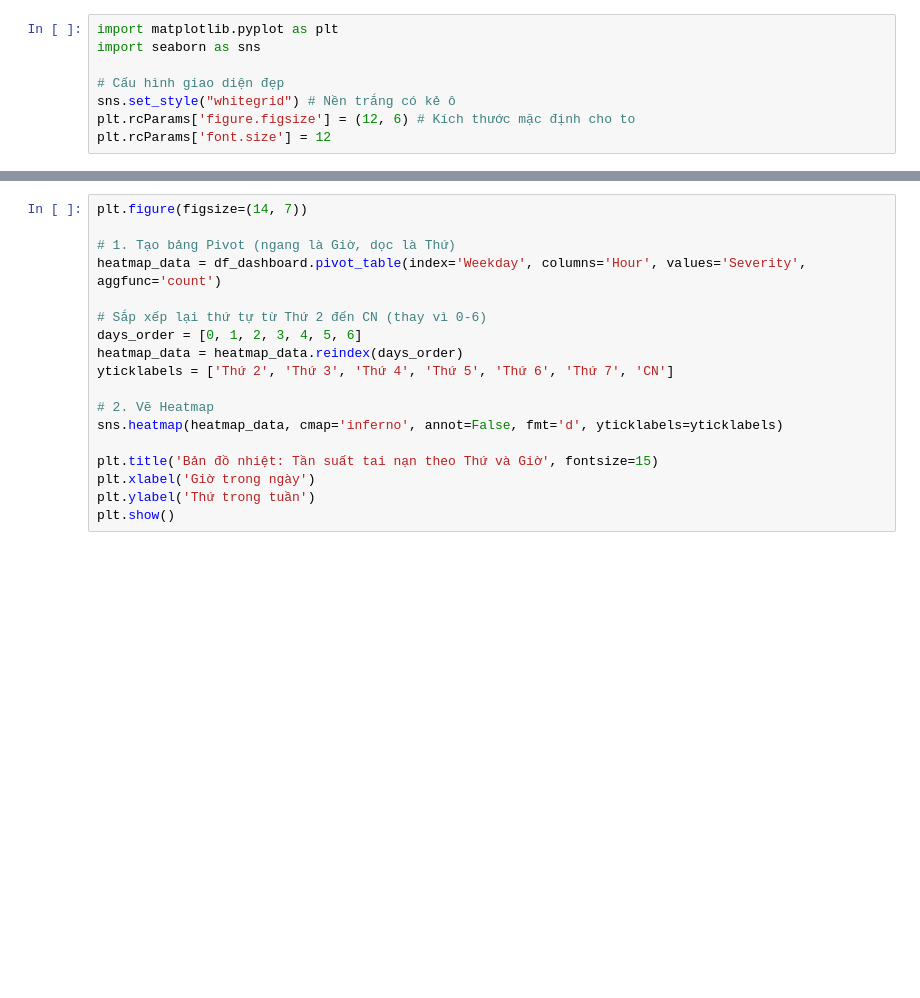
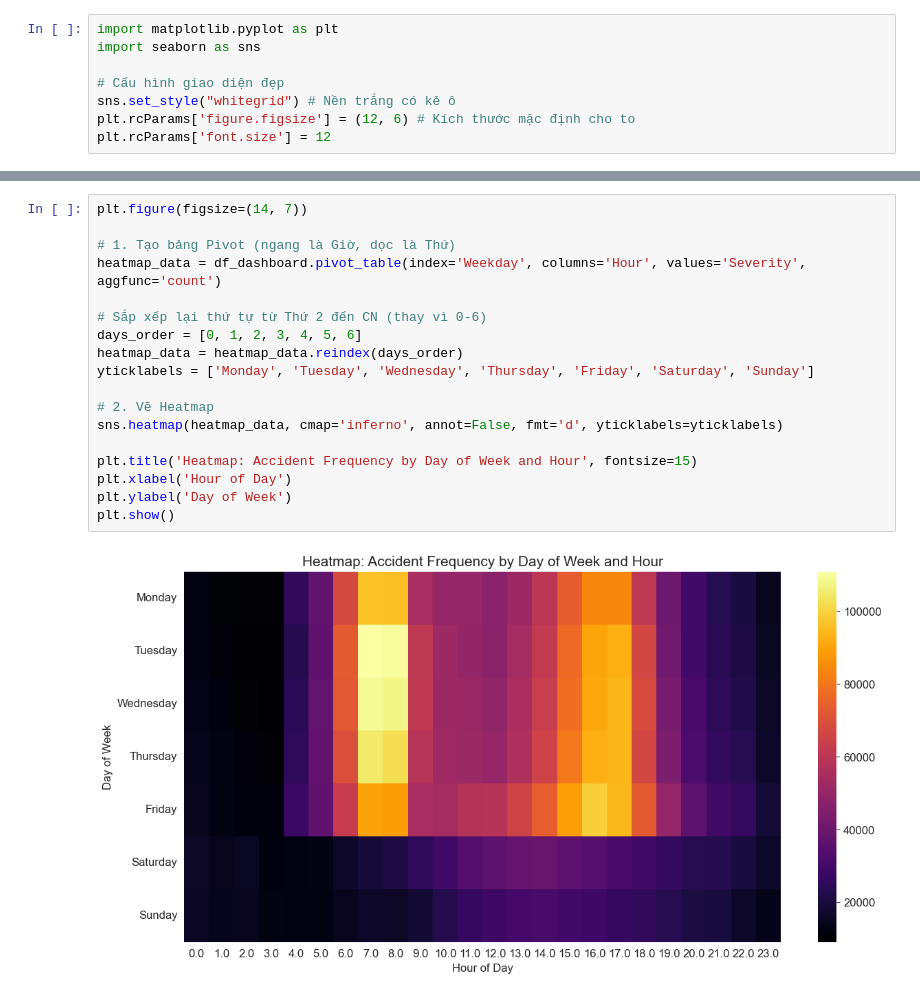
Before and after one commit to Traffic-Accident-Data-Analysis/DAP-Project, a Jupyter notebook: Untitled-1.ipynb, the cells around one changed output, grey strips where cells are left out. Saved outputs shown, nothing was run; the diff lists cells and outputs as text; blank space fills up the shorter version.

```diff
--- a/Untitled-1.ipynb
+++ b/Untitled-1.ipynb
@@ -226,21 +269,23 @@ plt.show()
 # %%
 plt.figure(figsize=(14, 7))
 
 # 1. Tạo bảng Pivot (ngang là Giờ, dọc là Thứ)
 heatmap_data = df_dashboard.pivot_table(index='Weekday', columns='Hour', values='Severity', aggfunc='count')
 
 # Sắp xếp lại thứ tự từ Thứ 2 đến CN (thay vì 0-6)
 days_order = [0, 1, 2, 3, 4, 5, 6]
 heatmap_data = heatmap_data.reindex(days_order)
-yticklabels = ['Thứ 2', 'Thứ 3', 'Thứ 4', 'Thứ 5', 'Thứ 6', 'Thứ 7', 'CN']
+yticklabels = ['Monday', 'Tuesday', 'Wednesday', 'Thursday', 'Friday', 'Saturday', 'Sunday']
 
 # 2. Vẽ Heatmap
 sns.heatmap(heatmap_data, cmap='inferno', annot=False, fmt='d', yticklabels=yticklabels)
 
-plt.title('Bản đồ nhiệt: Tần suất tai nạn theo Thứ và Giờ', fontsize=15)
-plt.xlabel('Giờ trong ngày')
-plt.ylabel('Thứ trong tuần')
+plt.title('Heatmap: Accident Frequency by Day of Week and Hour', fontsize=15)
+plt.xlabel('Hour of Day')
+plt.ylabel('Day of Week')
 plt.show()
+# %% [output]
+[figure, added]
 # %%
 plt.figure(figsize=(12, 6))
 
```
Also changed, not shown: parts of 10 cells of this notebook, 1 other file.
